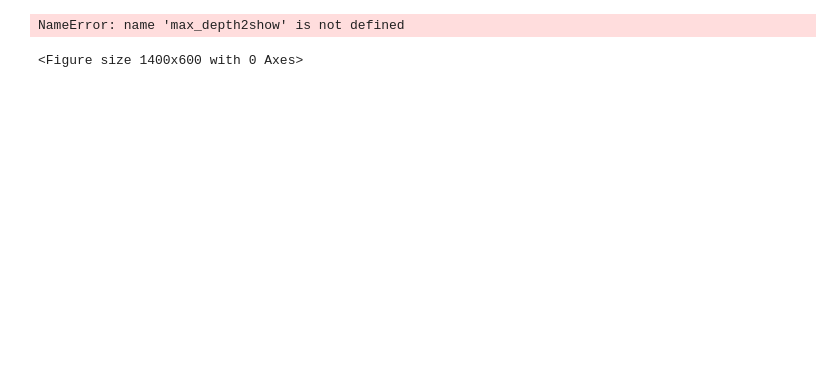
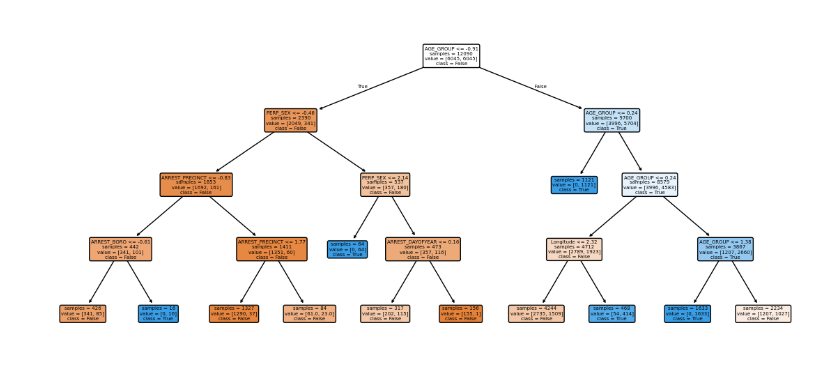
Before and after one commit to freshblaxx/DataScience, a Jupyter notebook: Projeto/Forecasting/Decision_trees_arrests.ipynb, the cells around one changed output. Cells and saved outputs as stored; diff of their text form; code cells hidden in the pictures; blank space fills up the shorter version.

```diff
--- a/Projeto/Forecasting/Decision_trees_arrests.ipynb
+++ b/Projeto/Forecasting/Decision_trees_arrests.ipynb
@@ -269,24 +269,23 @@ show()
 # %%
 from sklearn.tree import plot_tree
 
 tree_filename = 'decision_tree_plot'
 max_depth2show = 5  # Set the max depth to show in the plot
 
 figure(figsize=(14, 6))
 plot_tree(
     best_model,
     max_depth=max_depth2show,
     feature_names=vars,
-    class_names=labels,
+    class_names=[str(label) for label in labels],
     filled=True,
     rounded=True,
     impurity=False,
     precision=2,
 )
 savefig(tree_filename + ".png")
 # %% [output]
-NameError: name 'max_depth2show' is not defined
-<Figure size 1400x600 with 0 Axes>
+[figure, added]
 # %%
 def plot_horizontal_bar_chart(
     elements: list,
```
Also changed, not shown: parts of 4 cells of this notebook, 11 other files.
